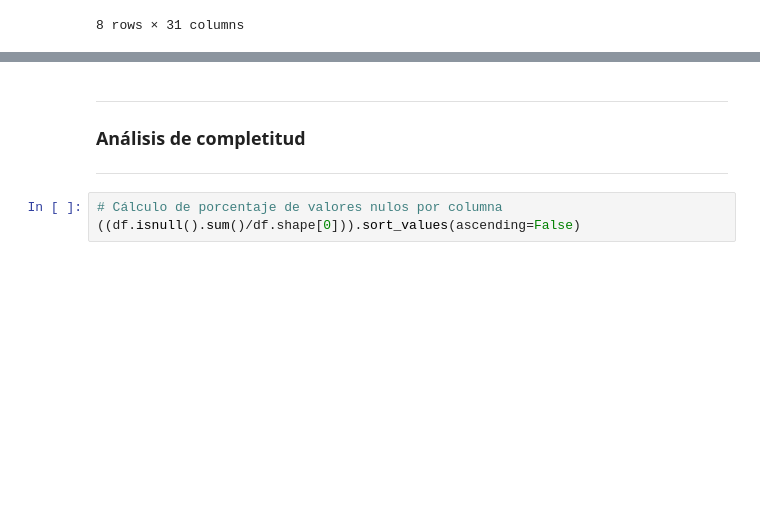
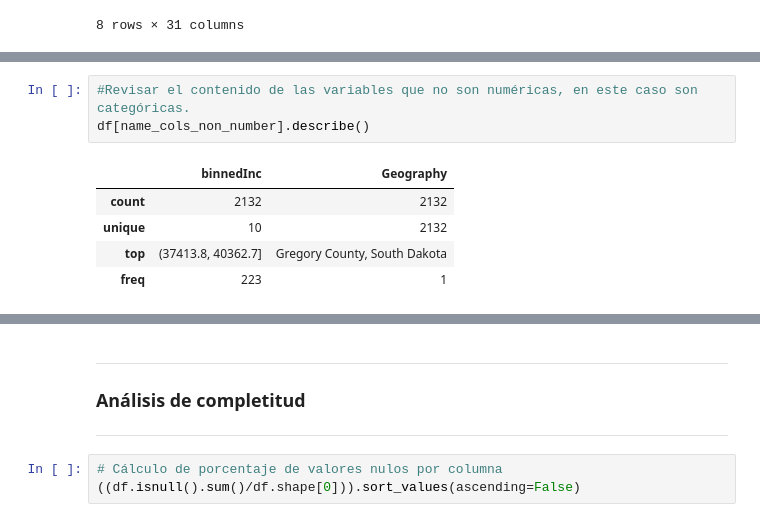
Before and after one commit to ISIS3301-Business-Intelligence/Laboratorio_2, a Jupyter notebook: Laboratorio2.ipynb, the cells around one changed output, grey strips where cells are left out. Drawn from its saved outputs; the diff is of its cells as text; blank space fills up the shorter version.

```diff
--- a/Laboratorio2.ipynb
+++ b/Laboratorio2.ipynb
@@ -155,0 +184,9 @@ df.describe()
+# %%
+#Revisar el contenido de las variables que no son numéricas, en este caso son categóricas.
+df[name_cols_non_number].describe()
+# %% [output]
+|  | binnedInc | Geography |
+| count | 2132 | 2132 |
+| unique | 10 | 2132 |
+| top | (37413.8, 40362.7] | Gregory County, South Dakota |
+| freq | 223 | 1 |
```
Also changed, not shown: parts of 5 cells of this notebook.
